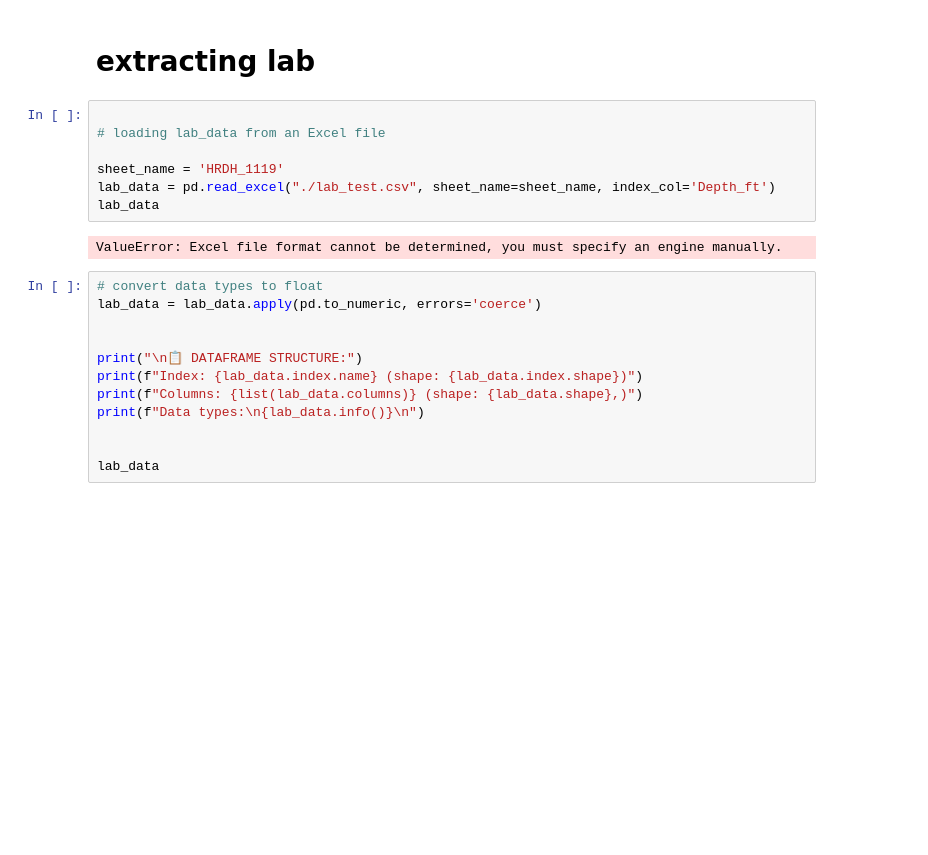
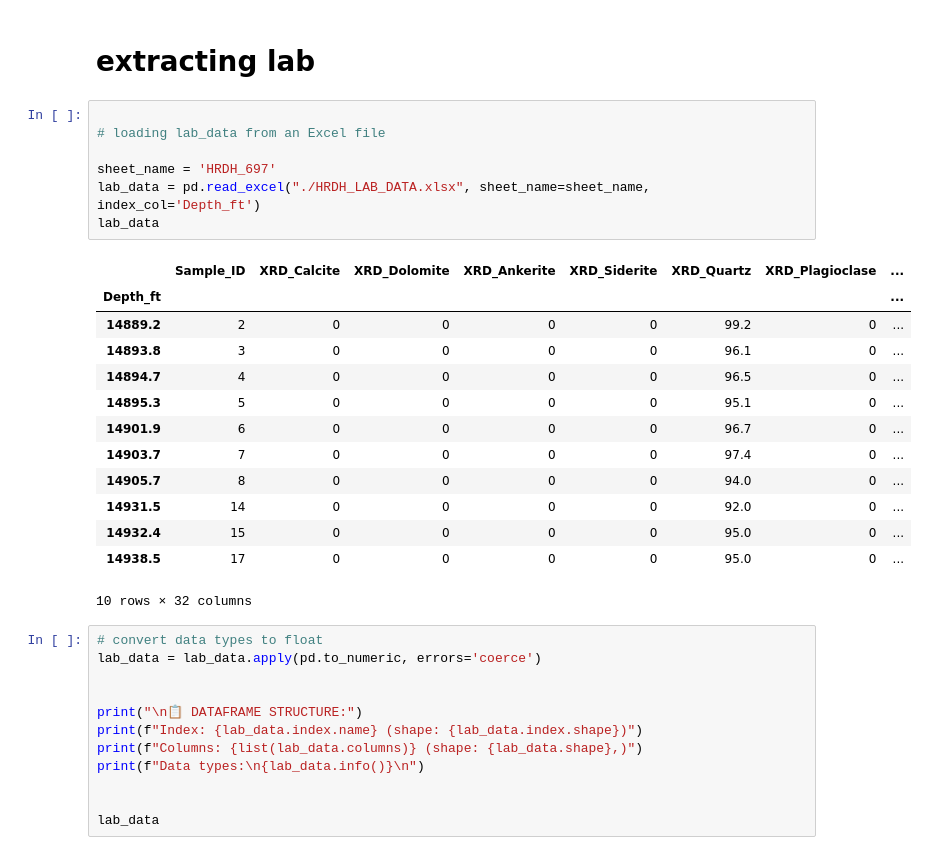
Before and after one commit to Z1y4dd/colab, a Jupyter notebook: HRDH/HRDH-697.ipynb, the cells around one changed output. Saved outputs shown, nothing was run; the diff lists cells and outputs as text; blank space fills up the shorter version.

```diff
--- a/HRDH/HRDH-697.ipynb
+++ b/HRDH/HRDH-697.ipynb
@@ -13,12 +13,24 @@ pd.set_option('display.max_rows', 50)
 # %%
 
 # loading lab_data from an Excel file
 
-sheet_name = 'HRDH_1119'
-lab_data = pd.read_excel("./lab_test.csv", sheet_name=sheet_name, index_col='Depth_ft')
+sheet_name = 'HRDH_697'
+lab_data = pd.read_excel("./HRDH_LAB_DATA.xlsx", sheet_name=sheet_name, index_col='Depth_ft')
 lab_data
 # %% [output]
+|  | Sample_ID | XRD_Calcite | XRD_Dolomite | XRD_Ankerite | XRD_Siderite | XRD_Quartz | XRD_Plagioclase | ... |
+| Depth_ft |  |  |  |  |  |  |  | ... |
+| 14889.2 | 2 | 0 | 0 | 0 | 0 | 99.2 | 0 | ... |
+| 14893.8 | 3 | 0 | 0 | 0 | 0 | 96.1 | 0 | ... |
+| 14894.7 | 4 | 0 | 0 | 0 | 0 | 96.5 | 0 | ... |
+| 14895.3 | 5 | 0 | 0 | 0 | 0 | 95.1 | 0 | ... |
+| 14901.9 | 6 | 0 | 0 | 0 | 0 | 96.7 | 0 | ... |
+| 14903.7 | 7 | 0 | 0 | 0 | 0 | 97.4 | 0 | ... |
+| 14905.7 | 8 | 0 | 0 | 0 | 0 | 94.0 | 0 | ... |
+| 14931.5 | 14 | 0 | 0 | 0 | 0 | 92.0 | 0 | ... |
+| 14932.4 | 15 | 0 | 0 | 0 | 0 | 95.0 | 0 | ... |
+| 14938.5 | 17 | 0 | 0 | 0 | 0 | 95.0 | 0 | ... |
-ValueError: Excel file format cannot be determined, you must specify an engine manually.
+10 rows × 32 columns
 # %%
 # convert data types to float
 lab_data = lab_data.apply(pd.to_numeric, errors='coerce')
```
Also changed, not shown: 2 other files.
